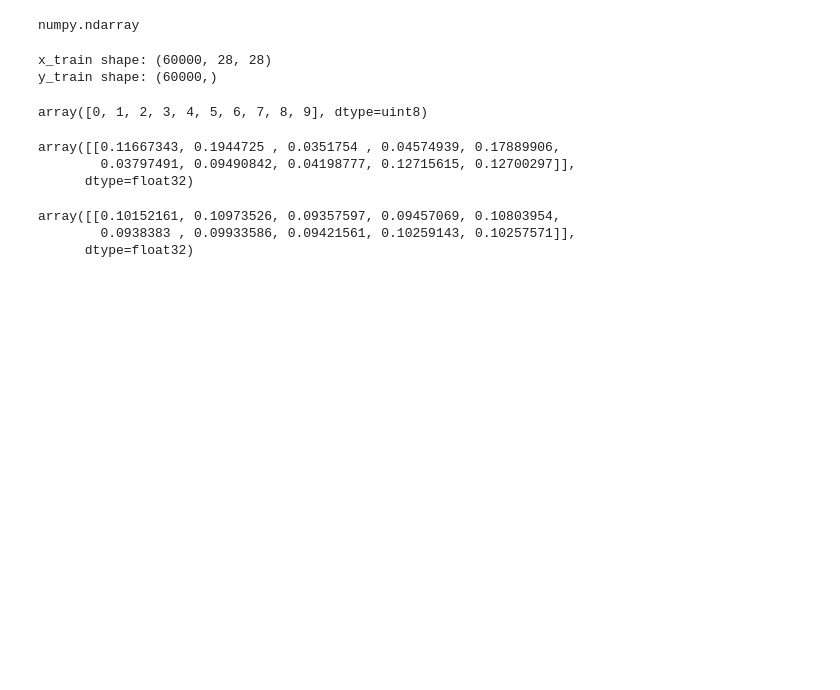
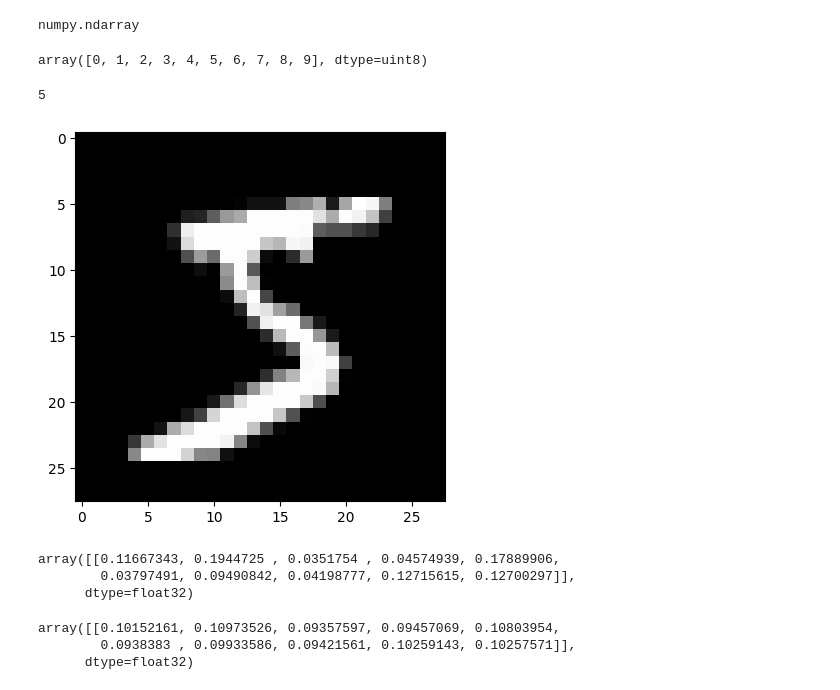
Before and after one commit to HyeJuSeon/deep_learning_study, a Jupyter notebook: advanced.ipynb, the cells around one changed output. Drawn from its saved outputs; the diff is of its cells as text; code cells hidden in the pictures; blank space fills up the shorter version.

```diff
--- a/advanced.ipynb
+++ b/advanced.ipynb
@@ -41,8 +46,6 @@ from tensorflow.keras import Model
 TensorFlow version: 2.12.0
 # %% [markdown]
 [MNIST 데이터셋](http://yann.lecun.com/exdb/mnist/)을 로드
-# %%
-mnist = tf.keras.datasets.mnist
 # %% [markdown]
 ## Train/Test split
 
@@ -126,16 +147,16 @@ Downloading data from https://storage.googleapis.com/tensorflow/tf-keras-dataset
 type(x_train)
 # %% [output]
 numpy.ndarray
-# %%
-print('x_train shape:', x_train.shape)
-print('y_train shape:', y_train.shape)
-# %% [output]
-x_train shape: (60000, 28, 28)
-y_train shape: (60000,)
 # %%
 x_train[0]
 # %%
 np.unique(y_train)
 # %% [output]
 array([0, 1, 2, 3, 4, 5, 6, 7, 8, 9], dtype=uint8)
+# %%
+plt.imshow(x_train[0], cmap='gray')
+print(y_train[0])
+# %% [output]
+5
+[figure, added]
 # %%
```
Also changed, not shown: parts of 17 cells of this notebook.
